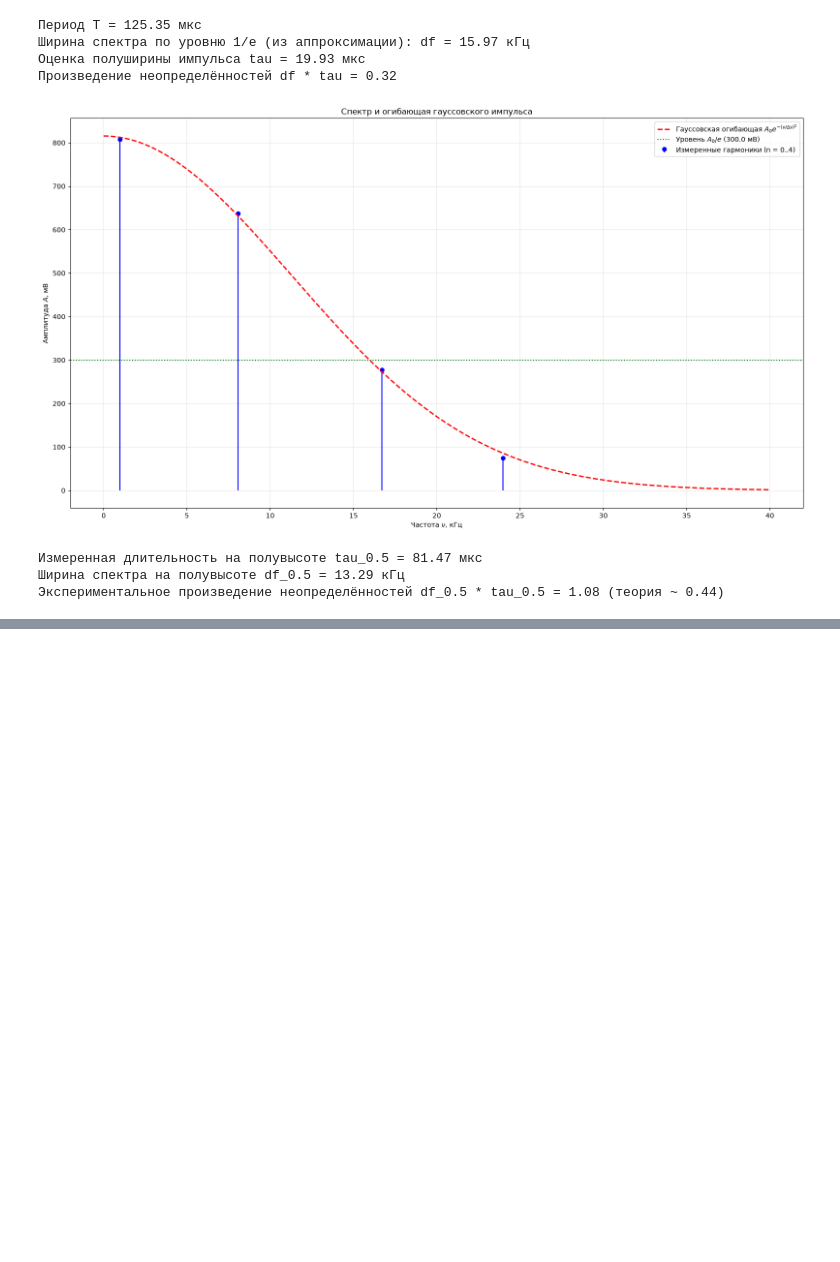
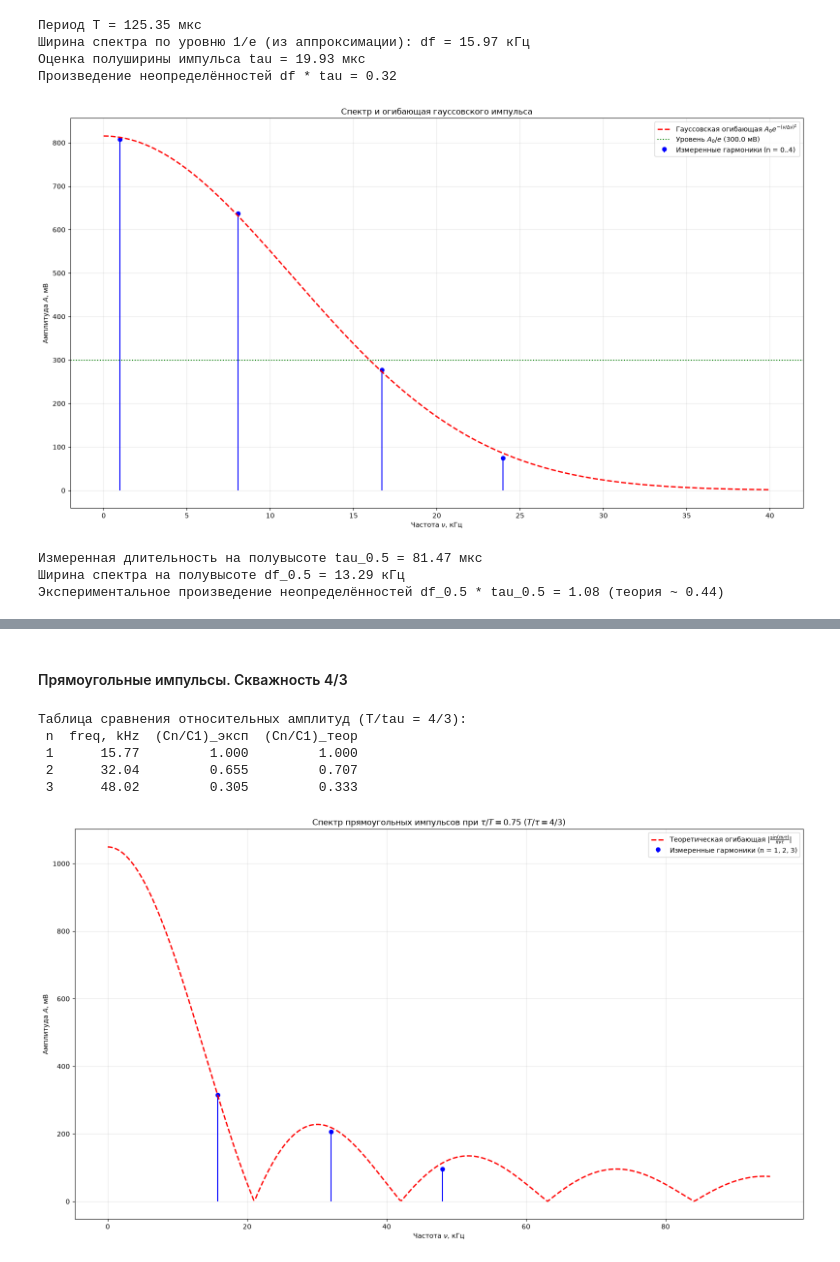
Before and after one commit to tlufl/physics-laboratory-assignments, a Jupyter notebook: sem3/213/lab.ipynb, the cells around one changed output, grey strips where cells are left out. Saved outputs shown, nothing was run; the diff lists cells and outputs as text; code cells hidden in the pictures; blank space fills up the shorter version.

```diff
--- a/sem3/213/lab.ipynb
+++ b/sem3/213/lab.ipynb
@@ -374,0 +473,72 @@ print(
+# %% [markdown]
+#### Прямоугольные импульсы. Скважность 4/3
+# %%
+harmonics = pd.DataFrame({
+    "freq, kHz": [15.77, 32.04, 48.02],
+    "A, mV": [314.9, 206.4, 96.09],
+    "n": (1, 2, 3)
+})
+
+T = (62.73 - 0) * 1e-6
+tau = (46.3 - 2.732) * 1e-6
+duty = 0.75  # заданный коэффициент заполнения tau / T = 3/4
+
+f1 = float(np.asarray(harmonics["freq, kHz"]).item(0))  # 15.77 кГц
+A1 = float(np.asarray(harmonics["A, mV"]).item(0))  # 314.9 мВ
+
+# Амплитуда огибающей в нуле
+A_env0 = A1 * (np.pi * duty) / np.sin(np.pi * duty)
+
+# Теоретическая огибающая |sin(pi * f * tau) / (pi * f * tau)| при tau = 0.75 * T
+f_grid = np.linspace(0.01, 95, 400)
+x = np.pi * (f_grid / f1) * duty
+envelope = A_env0 * np.abs(np.sin(x) / x)
+
+# Таблица сравнения относительных амплитуд (n = 1, 2. 3)
+n_arr = np.asarray(harmonics["n"])
+rel_exp = np.asarray(harmonics["A, mV"]) / A1
+rel_theor = (1 / n_arr) * np.abs(
+    np.sin(np.pi * n_arr * duty) / np.sin(np.pi * duty)
+)
+
+df_compare = pd.DataFrame({
+    "n": n_arr,
+    "freq, kHz": harmonics["freq, kHz"],
+    "(Cn/C1)_эксп": np.round(rel_exp, 3),
+    "(Cn/C1)_теор": np.round(rel_theor, 3),
+})
+print("Таблица сравнения относительных амплитуд (T/tau = 4/3):")
+print(df_compare.to_string(index=False))
+
+# Построение графика
+plt.figure(figsize=(16, 9))
+plt.stem(
+    harmonics["freq, kHz"],
+    harmonics["A, mV"],
+    linefmt="b-",
+    markerfmt="bo",
+    basefmt=" ",
+    label="Измеренные гармоники (n = 1, 2, 3)",
+)
+plt.plot(
+    f_grid,
+    envelope,
+    "r--",
+    linewidth=2,
+    label=r"Теоретическая огибающая $|\frac{\sin(\pi \nu \tau)}{\pi \nu \tau}|$",
+)
+
+plt.title(r"Спектр прямоугольных импульсов при $\tau/T = 0.75$ ($T/\tau = 4/3$)")
+plt.xlabel("Частота $\\nu$, кГц")
+plt.ylabel("Амплитуда $A$, мВ")
+plt.grid(True, alpha=0.3)
+plt.legend()
+plt.tight_layout()
+plt.show()
+# %% [output]
+Таблица сравнения относительных амплитуд (T/tau = 4/3):
+ n  freq, kHz  (Cn/C1)_эксп  (Cn/C1)_теор
+ 1      15.77         1.000         1.000
+ 2      32.04         0.655         0.707
+ 3      48.02         0.305         0.333
+[figure, added]
```
Also changed, not shown: parts of 6 cells of this notebook, 1 other file.
